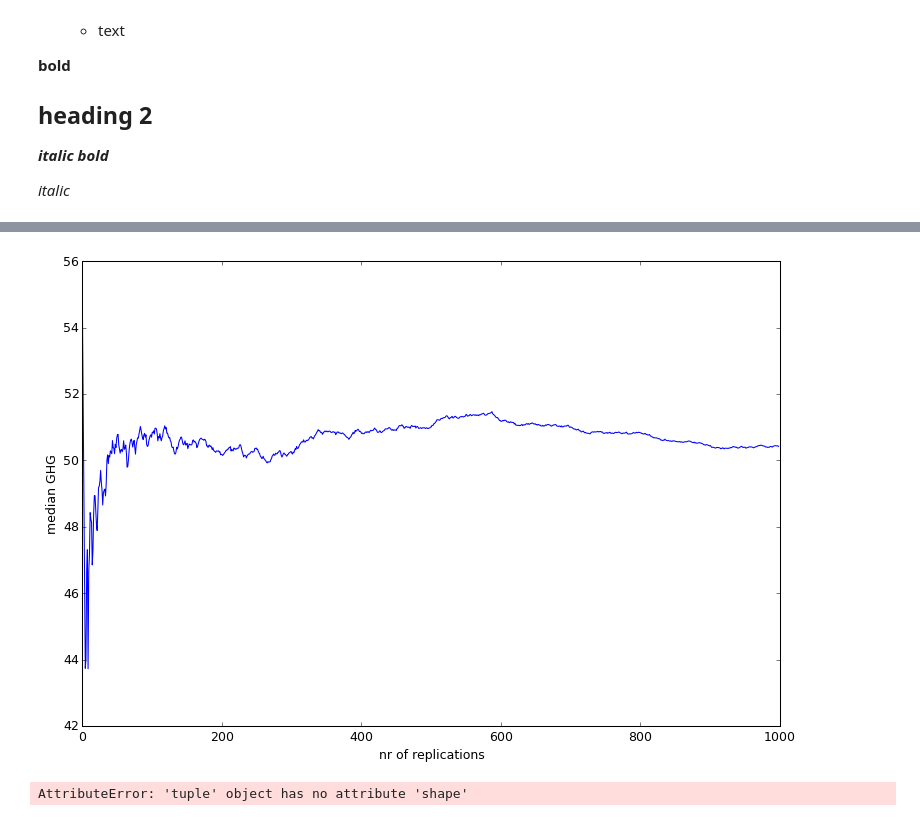
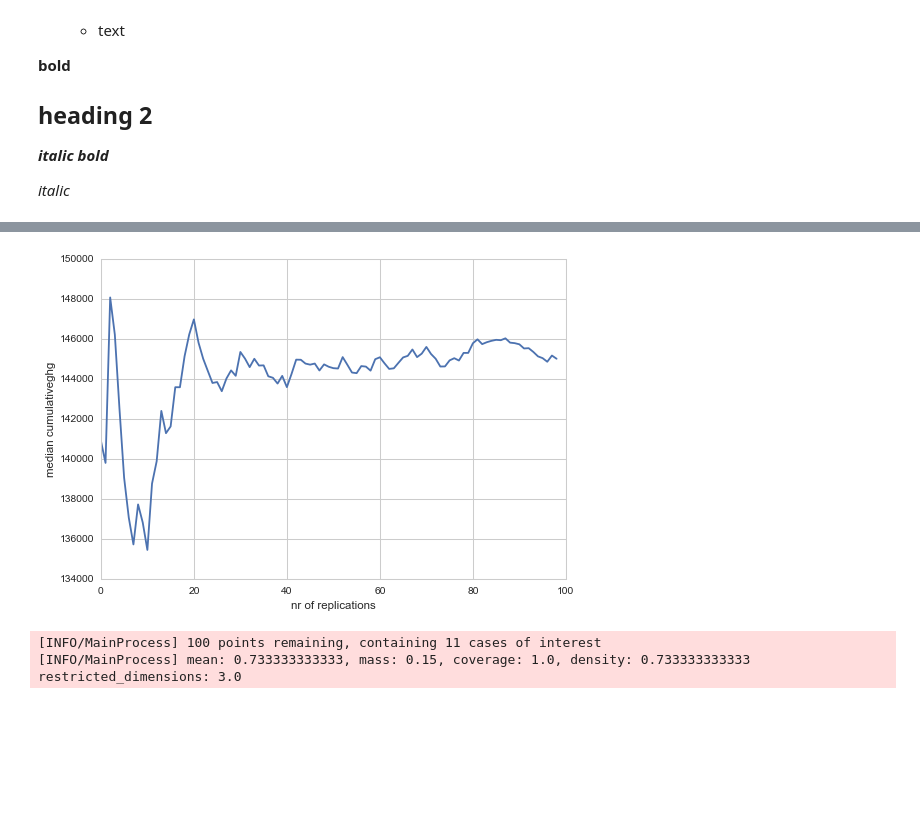
Before and after one commit to sgreeven/msc_thesis_work, a Jupyter notebook: src/first_analysis.ipynb, the cells around one changed output, grey strips where cells are left out. Cells and saved outputs as stored; diff of their text form; code cells hidden in the pictures; blank space fills up the shorter version.

```diff
--- a/src/first_analysis.ipynb
+++ b/src/first_analysis.ipynb
@@ -68,7 +65,7 @@ from expWorkbench import ema_logging
 # %%
 ema_logging.log_to_stderr(ema_logging.INFO)
 
-results = load_results(r'./data/EMA results ModelSebastiaanGreeven 1000 exp .tar.gz')
+results = load_results(r'./data/EMA results ModelSebastiaanGreeven 100 exp.tar.gz')
 
 fig, axes = lines(results, density=VIOLIN)
 plt.show()
@@ -78,7 +75,7 @@ plt.show()
 # %%
 experiments, outcomes = results
 
-data = outcomes['ghg']
+data = outcomes['cumulativeghg']
 
 fig = plt.figure()
 ax = fig.add_subplot(111)
@@ -94,16 +91,16 @@ plt.show()
 # %%
 nr_replications = data.shape[0]
 
 medians = []
 for i in range(1,nr_replications):
     medians.append(np.mean(data[0:i, -1]))
 
 fig = plt.figure()
 ax = fig.add_subplot(111)
 ax.plot(medians)
 ax.set_xlabel('nr of replications')
-ax.set_ylabel('median GHG')
+ax.set_ylabel('median cumulativeghg')
 plt.show()
 # %% [output]
-[figure, old version]
+[figure, new version]
 # %%
@@ -112,24 +108,0 @@ from expWorkbench import load_results, ema_logging
-# %%
-def classify(data):
-    result = data['cumulativeghg']
-    classes = np.zeros(results.shape[0])
-    classes[result[:, -1] < 28000] = 1
-    return classes
-
-results = load_results(r'./data/EMA results ModelSebastiaanGreeven 1000 exp.tar.gz')
-experiments, results = results
-
-results = (experiments, results)
-
-prim_obj = prim.Prim(results, classify, threshold=0.3, threshold_type=1)
-box_1 = prim_obj.find_box()
-box_1.show_ppt()
-box_1.show_tradeoff()
-box_1.write_ppt_to_stdout()
-
-prim_obj.write_boxes_to_stdout()
-
-prim_obj.show_boxes()
-plt.show()
-# %% [output]
-AttributeError: 'tuple' object has no attribute 'shape'
@@ -135,0 +117,5 @@ AttributeError: 'tuple' object has no attribute 'shape'
+# %%
+box1 = prim_obj.find_box()
+# %% [output]
+[INFO/MainProcess] 100 points remaining, containing 11 cases of interest
+[INFO/MainProcess] mean: 0.733333333333, mass: 0.15, coverage: 1.0, density: 0.733333333333 restricted_dimensions: 3.0
```
Also changed, not shown: parts of 10 cells of this notebook, 14 other files.
